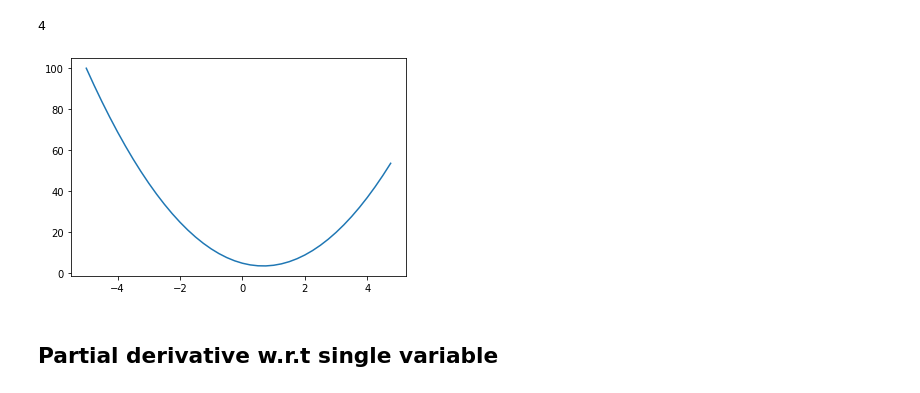
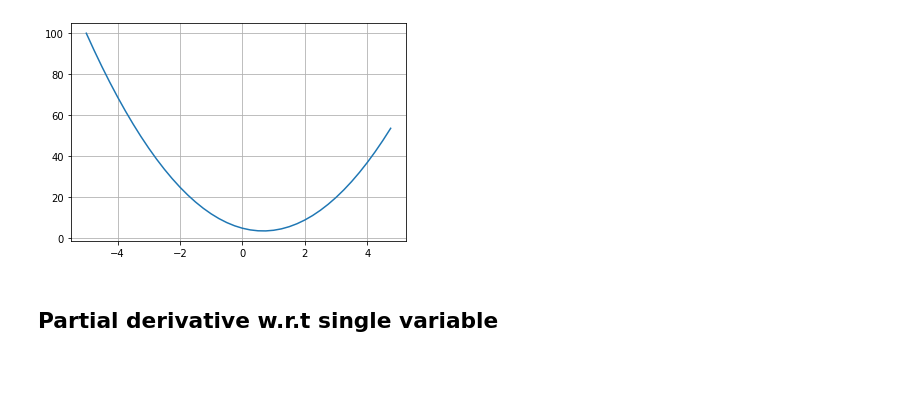
Before and after one commit to Jonathanmoatti/pytorch_autrograd_reimplementation, a Jupyter notebook: notebooks/building_micrograd.ipynb, the cells around one changed output. Drawn from its saved outputs; the diff is of its cells as text; code cells hidden in the pictures.

```diff
--- a/notebooks/building_micrograd.ipynb
+++ b/notebooks/building_micrograd.ipynb
@@ -19,20 +19,14 @@ from src.utils import retain
 # define our quadratic function
 def f(x):
     return 3*x**2 - 4*x + 5
-# %%
-# verification
-assert f(1) == 3*1**2 - 4*1 + 5
-f(1)
-# %% [output]
-4
 # %%
 # plot the function
 xs = np.arange(-5, 5, 0.25)
 ys = f(xs)
 plt.plot(xs, ys)
-plt.show()
+plt.grid()
 # %% [output]
-[figure, old version]
+[figure, new version]
 # %% [markdown]
 ## Partial derivative w.r.t single variable
 # %% [markdown]
```
Also changed, not shown: parts of 20 cells of this notebook, 1 other file.
